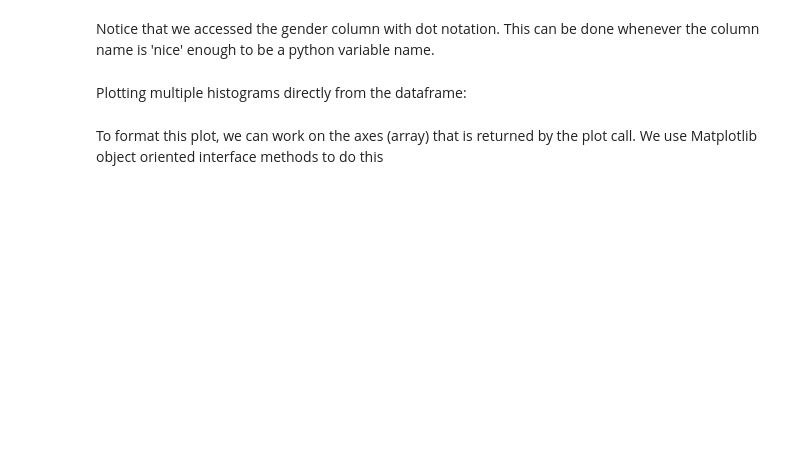
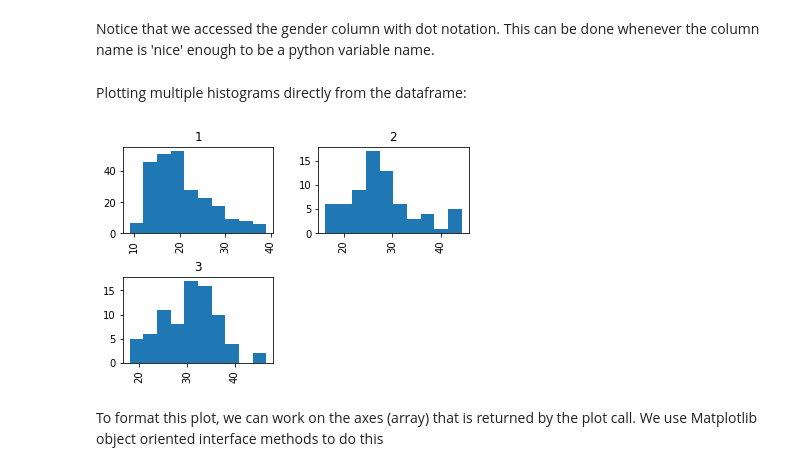
Before and after one commit to KunjPatel98/ENSF-611-Lab-0, a Jupyter notebook: lab0-visualization-auto_mpg.ipynb, the cells around one changed output. Cells and saved outputs as stored; diff of their text form; code cells hidden in the pictures; blank space fills up the shorter version.

```diff
--- a/lab0-visualization-auto_mpg.ipynb
+++ b/lab0-visualization-auto_mpg.ipynb
@@ -70,7 +81,9 @@ Notice that we accessed the gender column with dot notation. This can be done wh
   Plotting multiple histograms directly from the dataframe:
 # %%
 # Replace variables to correspond to auto-mpg dataset
-axs = data.hist(column='age', by='gender')
+axs = data.hist(column='mpg', by='origin')
+# %% [output]
+[figure, added]
 # %% [markdown]
 To format this plot, we can work on the axes (array) that is returned by the plot call. We use Matplotlib object oriented interface methods to do this
 # %%
```
Also changed, not shown: parts of 17 cells of this notebook, 1 other file.
